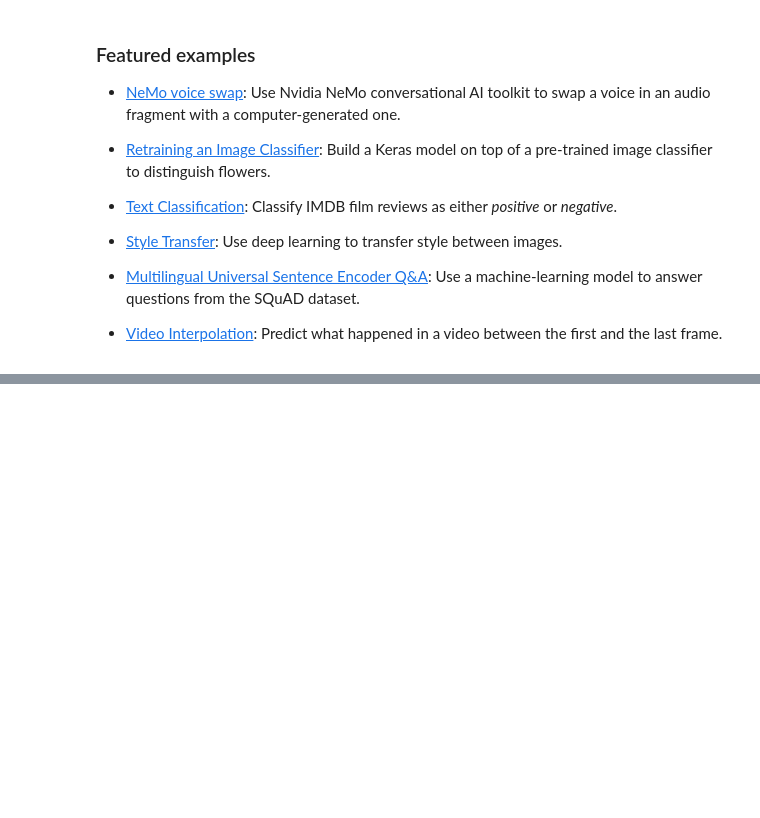
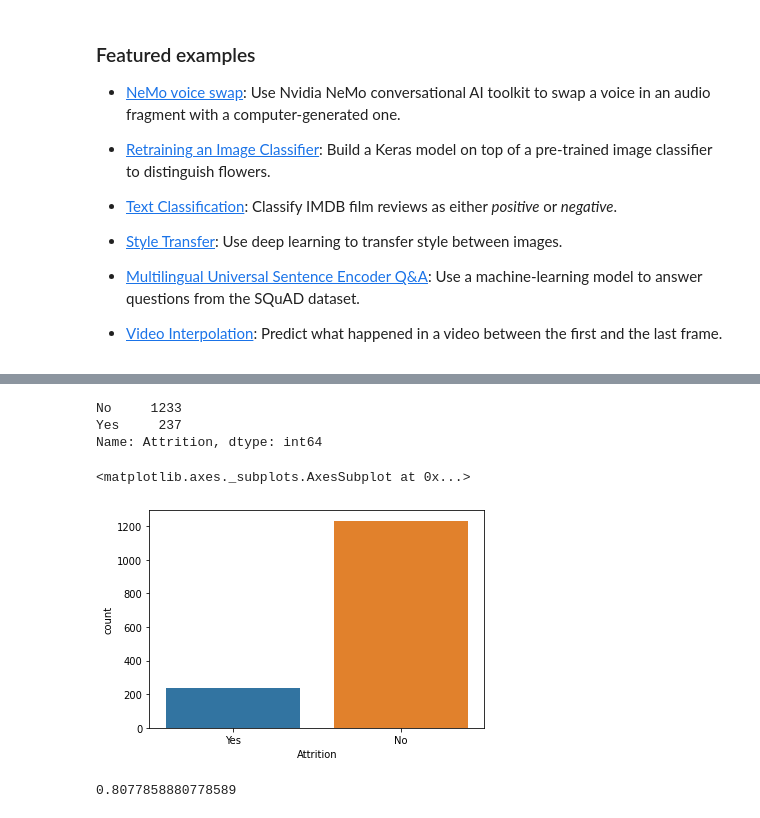
Before and after one commit to kieronpatel29/attrition-test, a Jupyter notebook: Welcome_to_Colaboratory.ipynb, the cells around one changed output, grey strips where cells are left out. Saved outputs shown, nothing was run; the diff lists cells and outputs as text; code cells hidden in the pictures; blank space fills up the shorter version.

```diff
--- a/Welcome_to_Colaboratory.ipynb
+++ b/Welcome_to_Colaboratory.ipynb
@@ -152,0 +170,5 @@ These are a few of the notebooks from Google's online machine learning course. S
+# %%
+#Store the data into a dataframe
+df = pd.read_csv("WA_Fn-UseC_-HR-Employee-Attrition.csv")
+#print first 7
+df.head(7)
@@ -152,0 +251,18 @@ These are a few of the notebooks from Google's online machine learning course. S
+# %%
+#Get a count of the number of employees that stayed and left the company
+df['Attrition'].value_counts()
+# %% [output]
+No     1233
+Yes     237
+Name: Attrition, dtype: int64
+# %%
+#Visualise the number of employees that stayed and left the company
+sns.countplot(df['Attrition'])
+# %% [output]
+<matplotlib.axes._subplots.AxesSubplot at 0x...>
+[figure, added]
+# %%
+#Always guessing no accuracy percentage of attrition
+(1233-237)/1233
+# %% [output]
+0.8077858880778589
```
Also changed, not shown: parts of 27 cells of this notebook.
